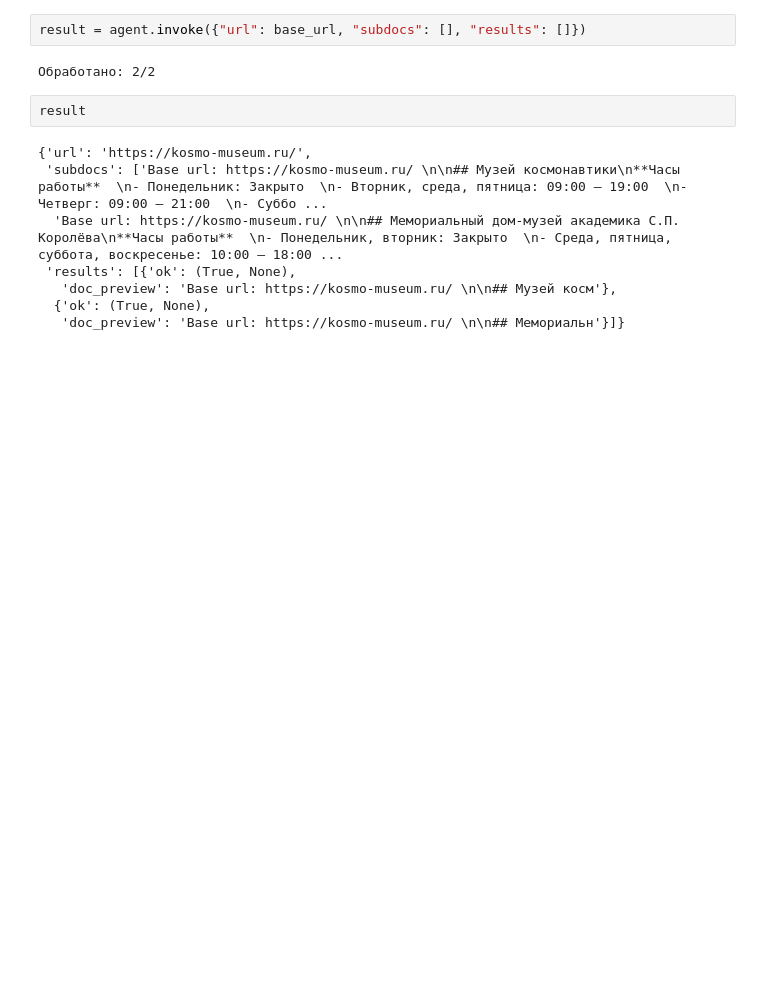
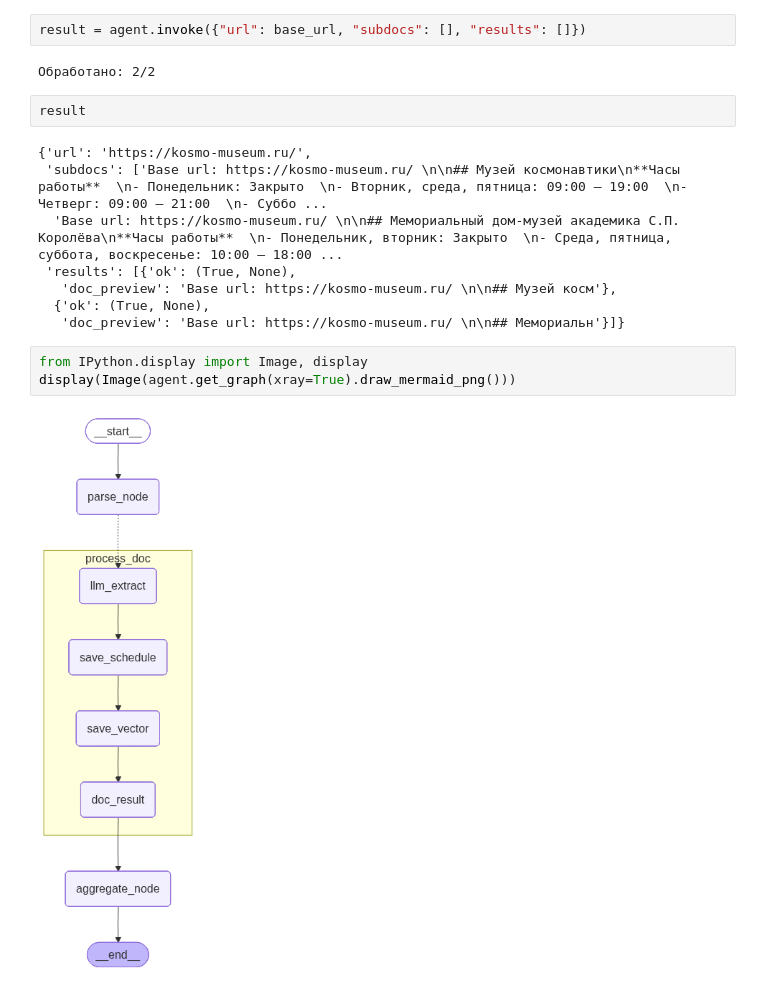
Before and after one commit to IIshikiII/Promenade, a Jupyter notebook: notebooks/graph_agent.ipynb, the cells around one changed output. Cells and saved outputs as stored; diff of their text form; blank space fills up the shorter version.

```diff
--- a/notebooks/graph_agent.ipynb
+++ b/notebooks/graph_agent.ipynb
@@ -232,3 +232,8 @@ result
    'doc_preview': 'Base url: https://kosmo-museum.ru/ \n\n## Музей косм'},
   {'ok': (True, None),
    'doc_preview': 'Base url: https://kosmo-museum.ru/ \n\n## Мемориальн'}]}
+# %%
+from IPython.display import Image, display
+display(Image(agent.get_graph(xray=True).draw_mermaid_png()))
+# %% [output]
+[figure, added]
```
Also changed, not shown: 2 other files.
